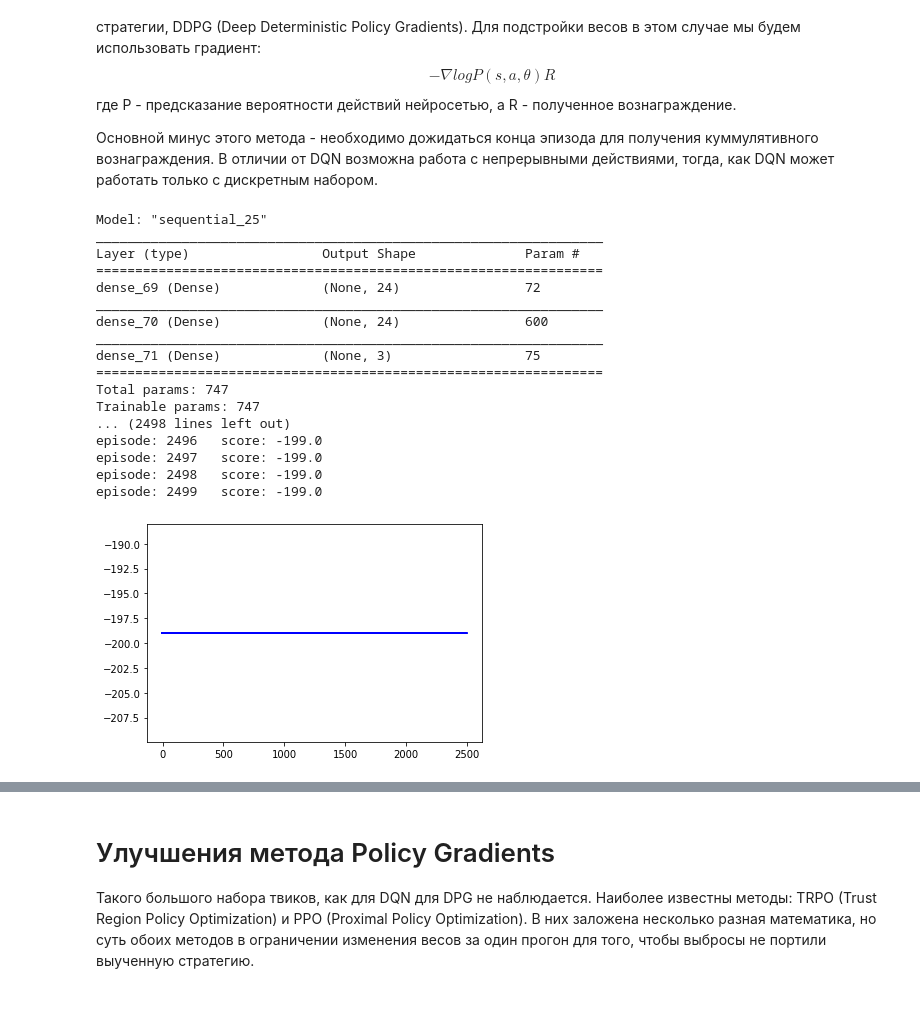
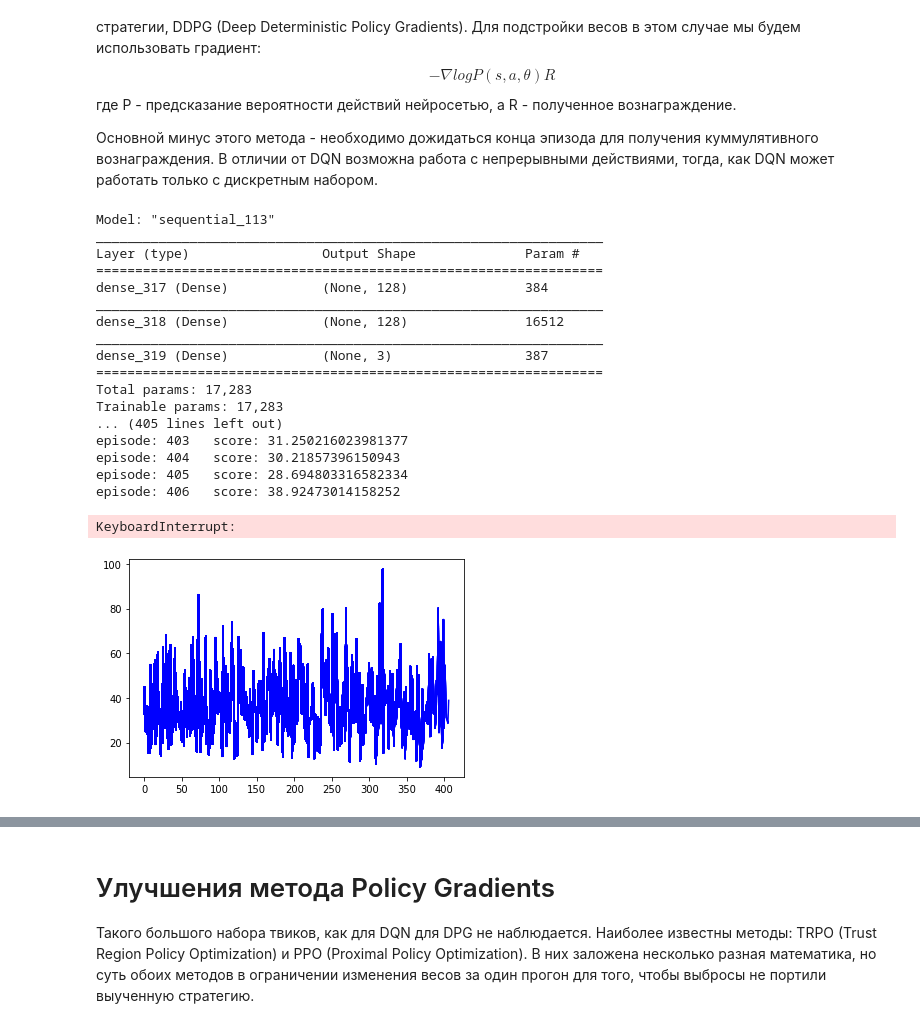
Before and after one commit to andtun/neuro, a Jupyter notebook: rl/ReinforcementLearning.ipynb, the cells around one changed output, grey strips where cells are left out. Drawn from its saved outputs; the diff is of its cells as text; code cells hidden in the pictures.

```diff
--- a/rl/ReinforcementLearning.ipynb
+++ b/rl/ReinforcementLearning.ipynb
@@ -296,6 +296,8 @@ Episode#:19999 reward:-160.0 best_reward:-117.0 eps:0.032830999948725846
 
 Одной из проблем Q-Networks является неустойчивость. Часто разность ожидаемых вознаграждений для различных действий близка и поскольку выбор действия производится с помощью argmax, то выброс в данных может привести к тому, что выбираемое действие изменится. Для того, чтобы повысить стабильность используется техника **Target Q-Network**. Суть в том, что мы замораживаем веса нашей сети на фиксированное число шагов и затем используем её для вычисления функции ошибки и обучения второй сети. Периодически копируем из веса рабочей сети в Target Q-Network.
 В следующем примере мы будем делать это каждый эпизод.
+# %%
+envName = 'MountainCar-v0'
 # %%
 import sys
 import gym
@@ -574,6 +584,7 @@ State of the art в развитии Q-обучения - набор переч
 
 Основной минус этого метода - необходимо дожидаться конца эпизода для получения куммулятивного вознаграждения. В отличии от DQN возможна работа с непрерывными действиями, тогда, как DQN может работать только с дискретным набором.
 # %%
+env.close()
 import sys
 import gym
 import pylab
@@ -582,7 +593,7 @@ from tensorflow.keras.layers import Dense
 from tensorflow.keras.models import Sequential
 from tensorflow.keras.optimizers import Adam
 
-EPISODES = 2500
+EPISODES = 501
 
 
 # This is Policy Gradient agent for the Cartpole
@@ -591,15 +602,15 @@ class DPGAgent:
     def __init__(self, state_size, action_size):
         # if you want to see Cartpole learning, then change to True
         self.render = False
-        self.load_model = True
+        self.load_model = False
         # get size of state and action
         self.state_size = state_size
         self.action_size = action_size
 
         # These are hyper parameters for the Policy Gradient
         self.discount_factor = 0.99
-        self.learning_rate = 0.001
-        self.hidden1, self.hidden2 = 24, 24
+        self.learning_rate = 0.0005
+        self.hidden1, self.hidden2 = 128, 128
 
         # create model for policy network
         self.model = self.build_model()
@@ -684,6 +695,7 @@ if __name__ == "__main__":
         score = 0
         state = env.reset()
         state = np.reshape(state, [1, state_size])
+        num_actions = 0
 
         while not done:
             if agent.render:
@@ -693,51 +705,56 @@ if __name__ == "__main__":
             action = agent.get_action(state)
             next_state, reward, done, info = env.step(action)
             next_state = np.reshape(next_state, [1, state_size])
-            reward = reward if not done or score == 499 else -100
-
+            best_height = next_state[0][0]+0.5
+            best_velocity = next_state[0][1]
+            # if an action make the episode end, then gives penalty of -100
+            reward = 20*abs(best_velocity) + abs(best_height) + 0.0001*best_height
+            num_actions += 1
+            if done: reward += 200 - num_actions
             # save the sample <s, a, r> to the memory
             agent.append_sample(state, action, reward)
 
             score += reward
             state = next_state
 
             if done:
                 # every episode, agent learns from sample returns
                 agent.train_model()
 
                 # every episode, plot the play time
-                score = score if score == 500 else score + 100
+                #score = score if score == 500 else score + 100
                 scores.append(score)
                 episodes.append(e)
                 pylab.plot(episodes, scores, 'b')
                 pylab.savefig("./save_graph/cartpole_dpg.png")
                 print("episode:", e, "  score:", score)
 
                 # if the mean of scores of last 10 episode is bigger than 490
                 # stop training
-                if np.mean(scores[-min(10, len(scores)):]) > 490:
+                """if np.mean(scores[-min(10, len(scores)):]) > -10:
                     agent.model.save_weights("./save_model/cartpole_dpg.h5")
-                    break
+                    break"""
 
         # save the model
-        if e % 100 == 0:
+        if e % 25 == 0:
             agent.model.save_weights("./save_model/cartpole_dpg.h5")
 # %% [output]
-Model: "sequential_25"
+Model: "sequential_113"
 _________________________________________________________________
 Layer (type)                 Output Shape              Param #
 =================================================================
-dense_69 (Dense)             (None, 24)                72
+dense_317 (Dense)            (None, 128)               384
 _________________________________________________________________
-dense_70 (Dense)             (None, 24)                600
+dense_318 (Dense)            (None, 128)               16512
 _________________________________________________________________
-dense_71 (Dense)             (None, 3)                 75
+dense_319 (Dense)            (None, 3)                 387
 =================================================================
-Total params: 747
-Trainable params: 747
-... (2498 lines left out)
-episode: 2496   score: -199.0
-episode: 2497   score: -199.0
-episode: 2498   score: -199.0
-episode: 2499   score: -199.0
+Total params: 17,283
+Trainable params: 17,283
+... (405 lines left out)
+episode: 403   score: 31.250216023981377
+episode: 404   score: 30.21857396150943
+episode: 405   score: 28.694803316582334
+episode: 406   score: 38.92473014158252
+KeyboardInterrupt:
-[figure, old version]
+[figure, new version]
```
Also changed, not shown: parts of 10 cells of this notebook, 9 other files.
